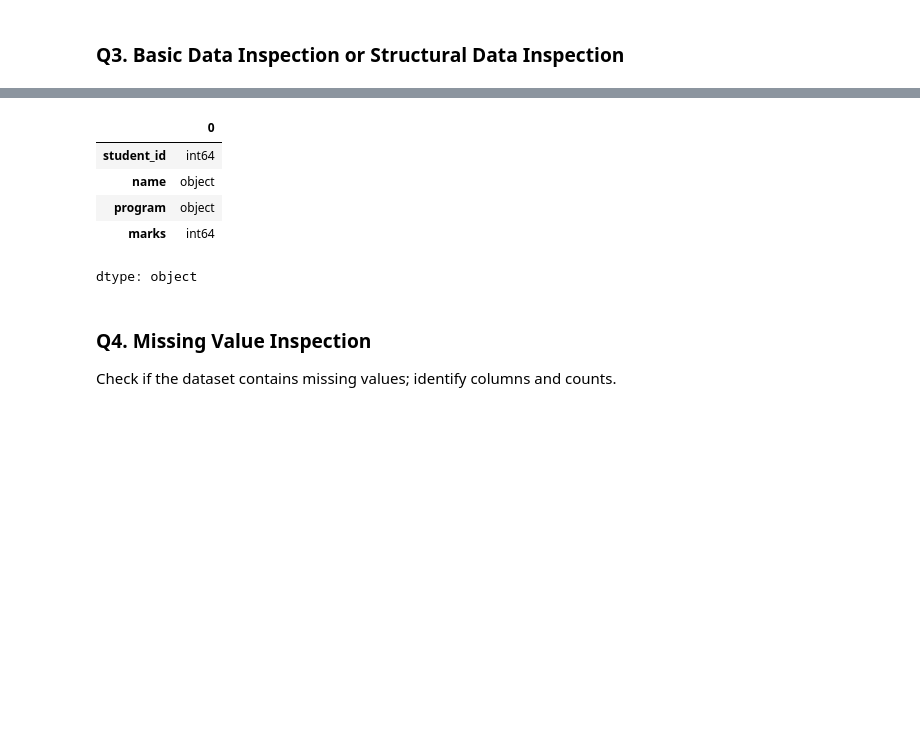
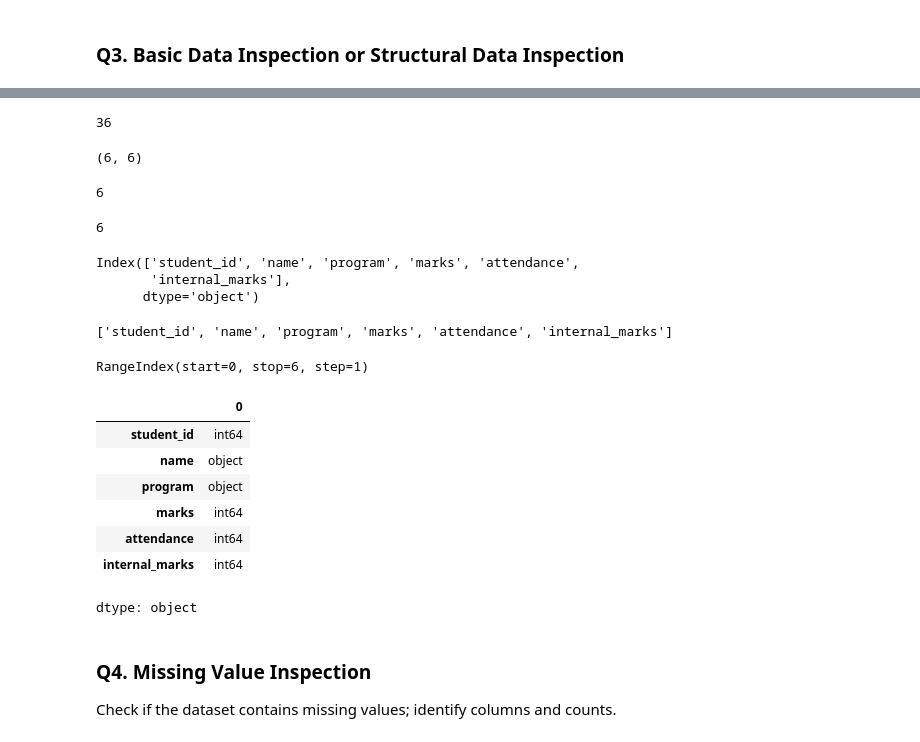
Before and after one commit to Sru-j/daily_lab_activities, a Jupyter notebook: pandas_dataframe_S.ipynb, the cells around one changed output, grey strips where cells are left out. Drawn from its saved outputs; the diff is of its cells as text; code cells hidden in the pictures; blank space fills up the shorter version.

```diff
--- a/pandas_dataframe_S.ipynb
+++ b/pandas_dataframe_S.ipynb
@@ -60,0 +63,3 @@ df
+# %%
+# convert the list in to dataframe
+df = pd.DataFrame(students)
@@ -60,0 +81,4 @@ df
+# %%
+# add the column names to the dataframe
+df.columns = ["student_id", "name", "program", "marks"]
+df
@@ -82,0 +113,3 @@ df_scores
+# %%
+# convert the dictionary into dataframe and store as df_scores
+df_scores = pd.DataFrame(data)
@@ -85,6 +134,5 @@ df_scores
 Merge `df_students` and `df_scores` on `student_id` to form `df`.
 # %%
 # TODO: Merge into one DataFrame for convenience
-# df = ...
-
+df = pd.merge(df, df_scores, on="student_id")
 df
@@ -95,37 +167,51 @@ df
+# %%
+# Find the size of the dataframe
+df.size
+# %% [output]
+36
+# %%
+# Find the shape
+df.shape
+# %% [output]
+(6, 6)
+# %%
+# Find the number of records
+df.shape[0]
+# %% [output]
+6
+# %%
+# Find the number of columns
+df.shape[1]
+# %% [output]
+6
+# %%
+# Find the column names
+df.columns
+# %% [output]
+Index(['student_id', 'name', 'program', 'marks', 'attendance',
+       'internal_marks'],
+      dtype='object')
+# %%
+# Find the name of columns/ features
+df.columns.tolist()
+# %% [output]
+['student_id', 'name', 'program', 'marks', 'attendance', 'internal_marks']
+# %%
+# Find the index range
+df.index
+# %% [output]
+RangeIndex(start=0, stop=6, step=1)
 # %%
-# Find the first 3 records
-
-
-# Find the last 3 records
-
-
-# Find the size of the dataframe
-
-
-# Find the shape
-
-
-# Find the number of records
-
-
-# Find the number of columns
-
-
-# Find the column names
-
-# Find the name of columns/ features
-
-
-# Find the index range
-
-
 # Check the datatype
+df.dtypes
 # %% [output]
 |  | 0 |
 | student_id | int64 |
 | name | object |
 | program | object |
 | marks | int64 |
+| attendance | int64 |
+| internal_marks | int64 |
 dtype: object
 # %% [markdown]
 ### Q4. Missing Value Inspection
```
Also changed, not shown: parts of 17 cells of this notebook.
